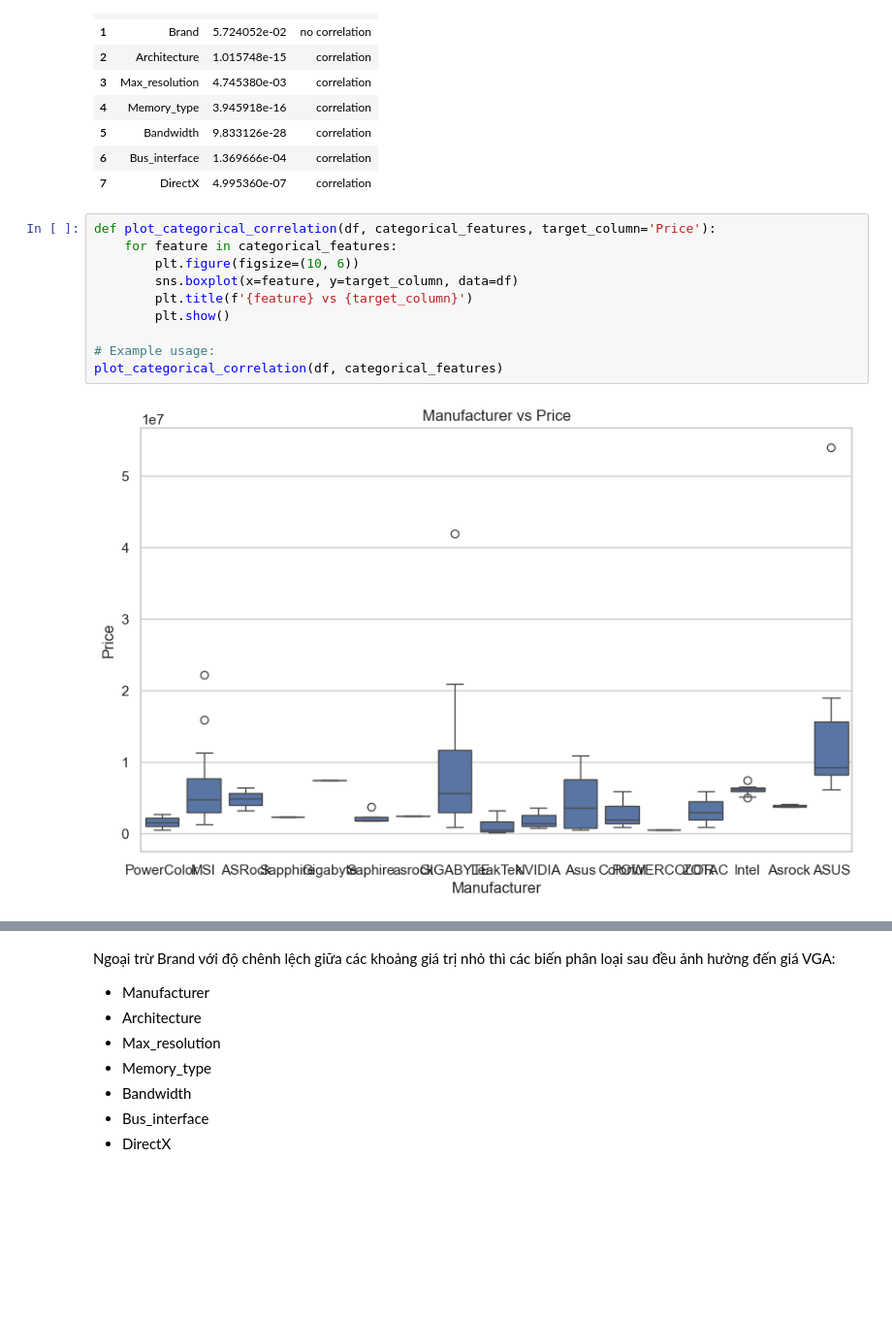
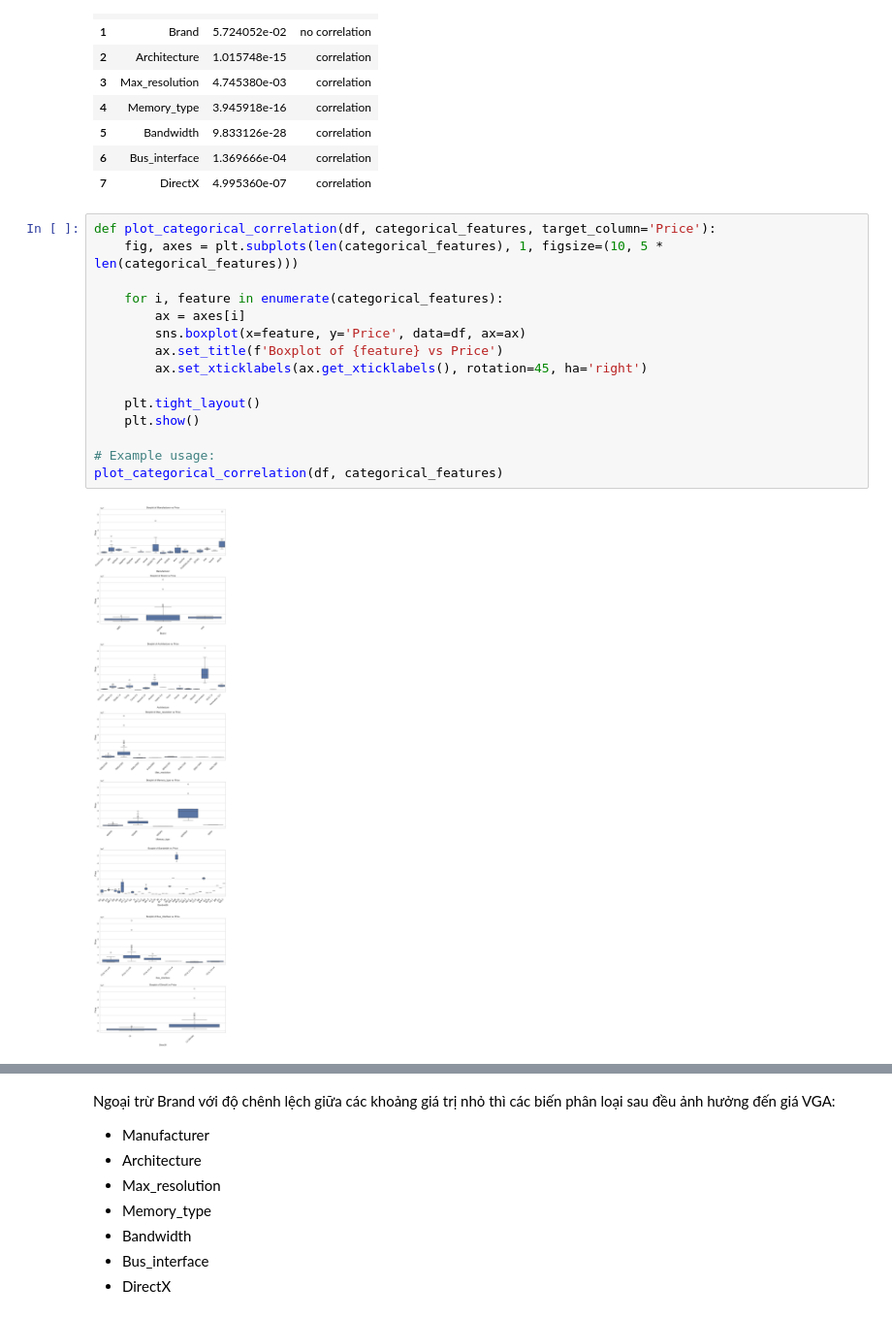
Before and after one commit to photonrays/Du_doan_gia_VGA, a Jupyter notebook: eda.ipynb, the cells around one changed output, grey strips where cells are left out. Shown at 97% size. Drawn from its saved outputs; the diff is of its cells as text; blank space fills up the shorter version.

Commit message:
add data visualization

```diff
--- a/eda.ipynb
+++ b/eda.ipynb
@@ -184,13 +184,18 @@ categorical_correlation_df
 | 7 | DirectX | 4.995360e-07 | correlation |
 # %%
 def plot_categorical_correlation(df, categorical_features, target_column='Price'):
-    for feature in categorical_features:
-        plt.figure(figsize=(10, 6))
-        sns.boxplot(x=feature, y=target_column, data=df)
-        plt.title(f'{feature} vs {target_column}')
-        plt.show()
+    fig, axes = plt.subplots(len(categorical_features), 1, figsize=(10, 5 * len(categorical_features)))
+
+    for i, feature in enumerate(categorical_features):
+        ax = axes[i]
+        sns.boxplot(x=feature, y='Price', data=df, ax=ax)
+        ax.set_title(f'Boxplot of {feature} vs Price')
+        ax.set_xticklabels(ax.get_xticklabels(), rotation=45, ha='right')
+
+    plt.tight_layout()
+    plt.show()
 
 # Example usage:
 plot_categorical_correlation(df, categorical_features)
 # %% [output]
-[figure, old version]
+[figure, new version]
```
Also changed, not shown: parts of 1 cell of this notebook, 5 other files.
